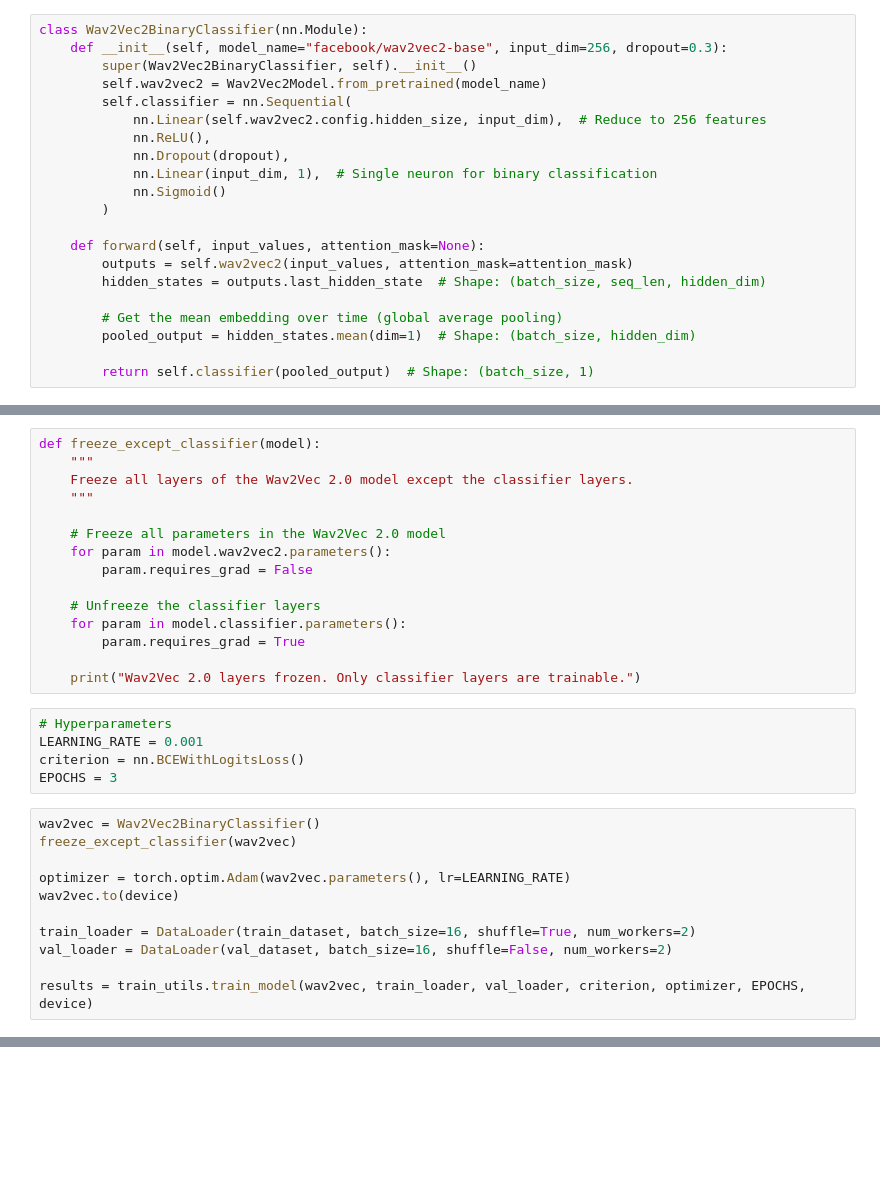
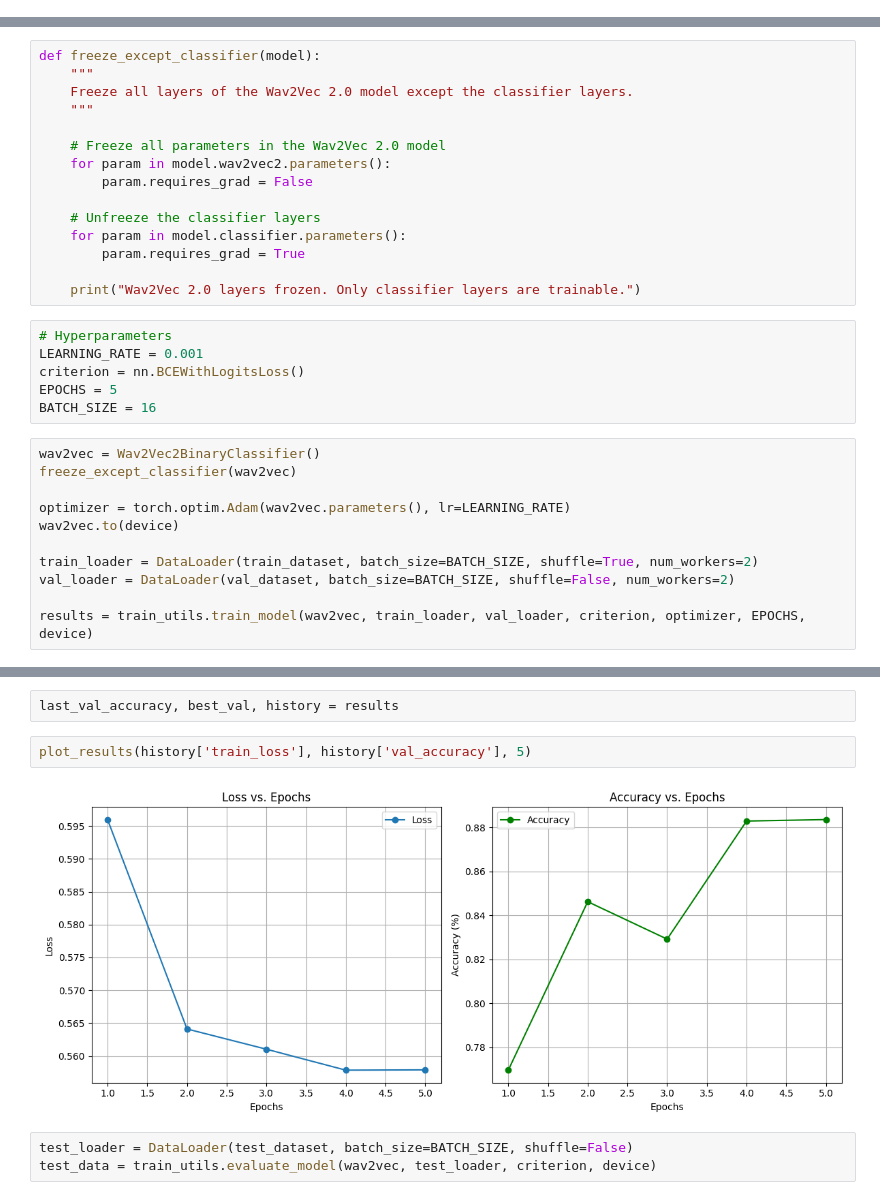
Before and after one commit to Roee97/Fake-Voice-Detection, a Jupyter notebook: Wav2Vec.ipynb, the cells around one changed output, grey strips where cells are left out. Saved outputs shown, nothing was run; the diff lists cells and outputs as text; blank space fills up the shorter version.

```diff
--- a/Wav2Vec.ipynb
+++ b/Wav2Vec.ipynb
@@ -100,26 +115,5 @@ train_df[train_df['file_name'] == example_aug_file[:-5]]
 train_dataset = audio_utils.AudioDataset(data_dir=train_dir, df=train_df)
 val_dataset = audio_utils.AudioDataset(data_dir=val_dir, df=val_df)
 test_dataset = audio_utils.AudioDataset(data_dir=test_dir, df=test_df)
-# %%
-class Wav2Vec2BinaryClassifier(nn.Module):
-    def __init__(self, model_name="facebook/wav2vec2-base", input_dim=256, dropout=0.3):
-        super(Wav2Vec2BinaryClassifier, self).__init__()
-        self.wav2vec2 = Wav2Vec2Model.from_pretrained(model_name)
-        self.classifier = nn.Sequential(
-            nn.Linear(self.wav2vec2.config.hidden_size, input_dim),  # Reduce to 256 features
-            nn.ReLU(),
-            nn.Dropout(dropout),
-            nn.Linear(input_dim, 1),  # Single neuron for binary classification
-            nn.Sigmoid()
-        )
-
-    def forward(self, input_values, attention_mask=None):
-        outputs = self.wav2vec2(input_values, attention_mask=attention_mask)
-        hidden_states = outputs.last_hidden_state  # Shape: (batch_size, seq_len, hidden_dim)
-
-        # Get the mean embedding over time (global average pooling)
-        pooled_output = hidden_states.mean(dim=1)  # Shape: (batch_size, hidden_dim)
-
-        return self.classifier(pooled_output)  # Shape: (batch_size, 1)
 # %%
 device = torch.device('mps' if torch.mps.is_available() else 'cuda' if torch.cuda.is_available() else 'cpu')
@@ -142,7 +139,8 @@ def freeze_except_classifier(model):
 # Hyperparameters
 LEARNING_RATE = 0.001
 criterion = nn.BCEWithLogitsLoss()
-EPOCHS = 3
+EPOCHS = 5
+BATCH_SIZE = 16
 # %%
 wav2vec = Wav2Vec2BinaryClassifier()
 freeze_except_classifier(wav2vec)
@@ -150,8 +148,8 @@ freeze_except_classifier(wav2vec)
 optimizer = torch.optim.Adam(wav2vec.parameters(), lr=LEARNING_RATE)
 wav2vec.to(device)
 
-train_loader = DataLoader(train_dataset, batch_size=16, shuffle=True, num_workers=2)
-val_loader = DataLoader(val_dataset, batch_size=16, shuffle=False, num_workers=2)
+train_loader = DataLoader(train_dataset, batch_size=BATCH_SIZE, shuffle=True, num_workers=2)
+val_loader = DataLoader(val_dataset, batch_size=BATCH_SIZE, shuffle=False, num_workers=2)
 
 results = train_utils.train_model(wav2vec, train_loader, val_loader, criterion, optimizer, EPOCHS, device)
 # %% [output]
@@ -196,0 +173,9 @@ executing.executing.NotOneValueFound: Expected one value, found 0
+# %%
+last_val_accuracy, best_val, history = results
+# %%
+plot_results(history['train_loss'], history['val_accuracy'], 5)
+# %% [output]
+[figure, added]
+# %%
+test_loader = DataLoader(test_dataset, batch_size=BATCH_SIZE, shuffle=False)
+test_data = train_utils.evaluate_model(wav2vec, test_loader, criterion, device)
```
Also changed, not shown: parts of 21 cells of this notebook, 6 other files.
